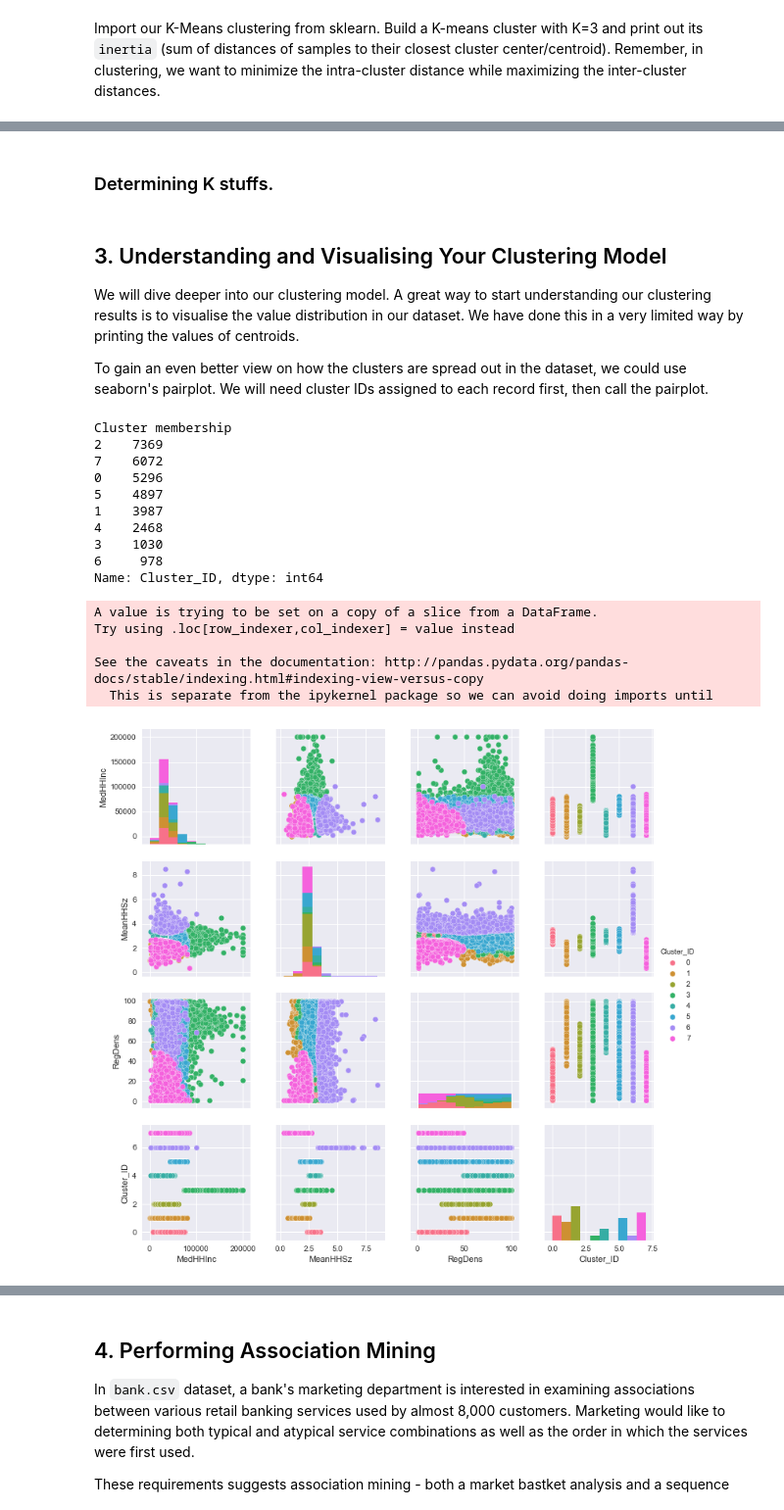
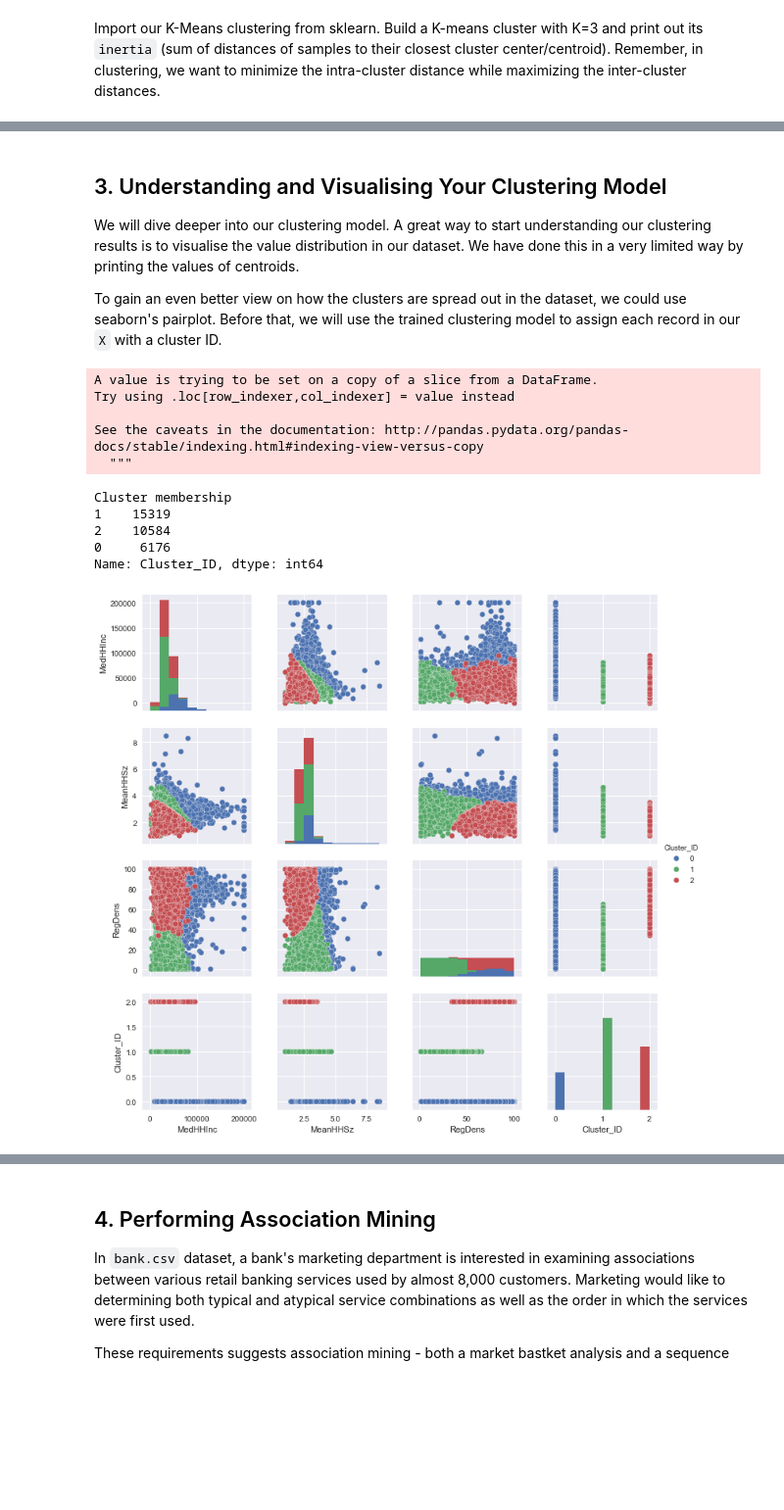
Before and after one commit to liehendi11/cab330tutorials, a Jupyter notebook: week6.ipynb, the cells around one changed output, grey strips where cells are left out. Shown at 98% size. Cells and saved outputs as stored; diff of their text form; code cells hidden in the pictures; blank space fills up the shorter version.

Commit message:
Clustering on week 6 update

```diff
--- a/week6.ipynb
+++ b/week6.ipynb
@@ -32,6 +32,9 @@ As usual, load up the data into pandas.
 # %%
 import pandas as pd
-df = pd.read_csv('census2000.csv')
+import numpy as np
+
+# not skipping empty values
+df = pd.read_csv('census2000.csv', na_filter=False)
 
 df.info()
 # %% [output]
@@ -51,0 +65,2 @@ Just like week 2, we need to visualise the data to see whether there is data pro
+# %%
+df['RegDens'] = df['RegDens'].replace('', np.nan).astype(float)
@@ -82,6 +99,5 @@ It becomes apparent that many of the records are valued at zero, and it seems ve
 # %%
-import numpy as np
-df['HasError_MeanHHSz'] = df['MeanHHSz'] < 0.1
+df['HasError_MeanHHSz'] = df['MeanHHSz'] < 1
 
 g = sns.FacetGrid(df, col='HasError_MeanHHSz')
 g = g.map(plt.hist, 'MedHHInc', bins=100)
@@ -95,8 +111,8 @@ FacetGrid shows that errorneous data in `MeanHHSz` are correlated with errorneou
 # before
 print("Before dropping errorneous rows", len(df))
 
-# a very easy way to drop rows with MeanHHSz values below 0.1
-df = df[df['MeanHHSz'] >= 0.1]
+# a very easy way to drop rows with MeanHHSz values below 1
+df = df[df['MeanHHSz'] >= 1]
 
 # after
 print("After dropping errorneous rows", len(df))
@@ -164,2 +198,0 @@ Centroid locations:
-# %% [markdown]
-### Determining K stuffs.
@@ -181,32 +201,32 @@ Centroid locations:
 
 We will dive deeper into our clustering model. A great way to start understanding our clustering results is to visualise the value distribution in our dataset. We have done this in a very limited way by printing the values of centroids.
 
-To gain an even better view on how the clusters are spread out in the dataset, we could use seaborn's pairplot. We will need cluster IDs assigned to each record first, then call the pairplot.
+To gain an even better view on how the clusters are spread out in the dataset, we could use seaborn's pairplot. Before that, we will use the trained clustering model to assign each record in our `X` with a cluster ID.
 # %%
-# assign cluster ID to each record in X. Ignore the warning, does not apply to our case here
+model = KMeans(n_clusters=3, random_state=42).fit(X)
+
+# assign cluster ID to each record in X
+# Ignore the warning, does not apply to our case here
 y = model.predict(X)
 df2['Cluster_ID'] = y
 
+# how many records are in each cluster
 print("Cluster membership")
 print(df2['Cluster_ID'].value_counts())
 
+# pairplot the cluster distribution.
 cluster_g = sns.pairplot(df2, hue='Cluster_ID')
 plt.show()
 # %% [output]
-Cluster membership
-2    7369
-7    6072
-0    5296
-5    4897
-1    3987
-4    2468
-3    1030
-6     978
-Name: Cluster_ID, dtype: int64
+A value is trying to be set on a copy of a slice from a DataFrame.
+Try using .loc[row_indexer,col_indexer] = value instead
+
+See the caveats in the documentation: http://pandas.pydata.org/pandas-docs/stable/indexing.html#indexing-view-versus-copy
+  """
-A value is trying to be set on a copy of a slice from a DataFrame.
-Try using .loc[row_indexer,col_indexer] = value instead
-
-See the caveats in the documentation: http://pandas.pydata.org/pandas-docs/stable/indexing.html#indexing-view-versus-copy
-  This is separate from the ipykernel package so we can avoid doing imports until
+Cluster membership
+1    15319
+2    10584
+0     6176
+Name: Cluster_ID, dtype: int64
-[figure, old version]
+[figure, new version]
 # %% [markdown]
```
Also changed, not shown: parts of 38 cells of this notebook.
